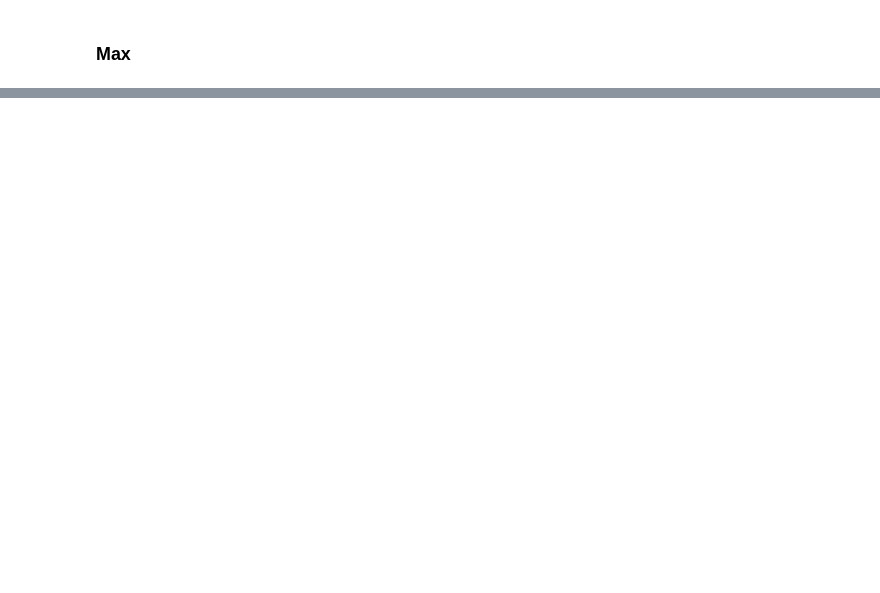
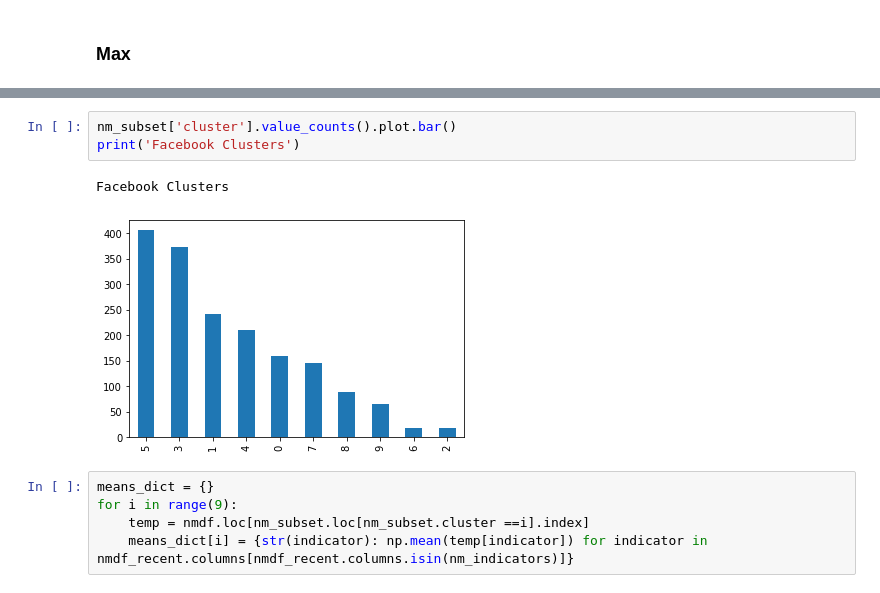
Before and after one commit to nershman/SAFFI-Project, a Jupyter notebook: notebooks/indicators.ipynb, the cells around one changed output, grey strips where cells are left out. Saved outputs shown, nothing was run; the diff lists cells and outputs as text; blank space fills up the shorter version.

```diff
--- a/notebooks/indicators.ipynb
+++ b/notebooks/indicators.ipynb
@@ -551,0 +788,11 @@ Index(['total_likes', 'available_comments', 'comment_activity',
+# %%
+nm_subset['cluster'].value_counts().plot.bar()
+print('Facebook Clusters')
+# %% [output]
+Facebook Clusters
+[figure, added]
+# %%
+means_dict = {}
+for i in range(9):
+    temp = nmdf.loc[nm_subset.loc[nm_subset.cluster ==i].index]
+    means_dict[i] = {str(indicator): np.mean(temp[indicator]) for indicator in nmdf_recent.columns[nmdf_recent.columns.isin(nm_indicators)]}
```
Also changed, not shown: parts of 42 cells of this notebook, 3 other files.
